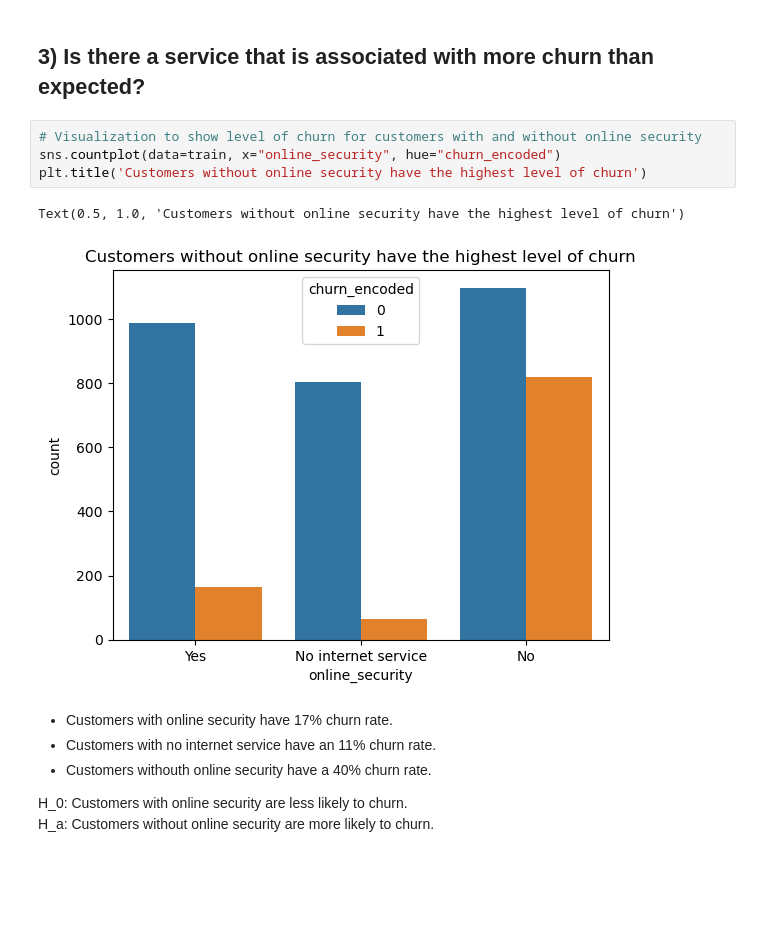
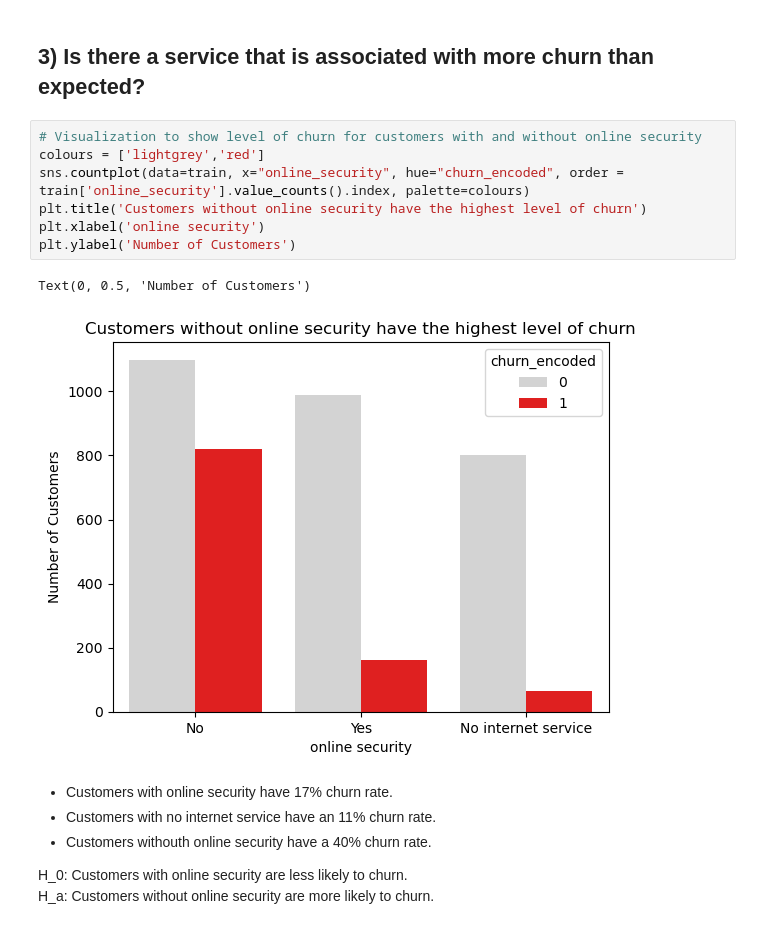
Before and after one commit to heywood95/Classification-Project, a Jupyter notebook: classification_project_final.ipynb, the cells around one changed output. Drawn from its saved outputs; the diff is of its cells as text; blank space fills up the shorter version.

Commit message:
updated visualizations for final project notebook

```diff
--- a/classification_project_final.ipynb
+++ b/classification_project_final.ipynb
@@ -235,11 +238,14 @@ While it is no surprise that month to month contracts produce the highest level
 ## 3) Is there a service that is associated with more churn than expected?
 # %%
 # Visualization to show level of churn for customers with and without online security
-sns.countplot(data=train, x="online_security", hue="churn_encoded")
+colours = ['lightgrey','red']
+sns.countplot(data=train, x="online_security", hue="churn_encoded", order = train['online_security'].value_counts().index, palette=colours)
 plt.title('Customers without online security have the highest level of churn')
+plt.xlabel('online security')
+plt.ylabel('Number of Customers')
 # %% [output]
-Text(0.5, 1.0, 'Customers without online security have the highest level of churn')
+Text(0, 0.5, 'Number of Customers')
-[figure, old version]
+[figure, new version]
 # %% [markdown]
 - Customers with online security have 17% churn rate.
 - Customers with no internet service have an 11% churn rate.
```
Also changed, not shown: parts of 2 cells of this notebook.
